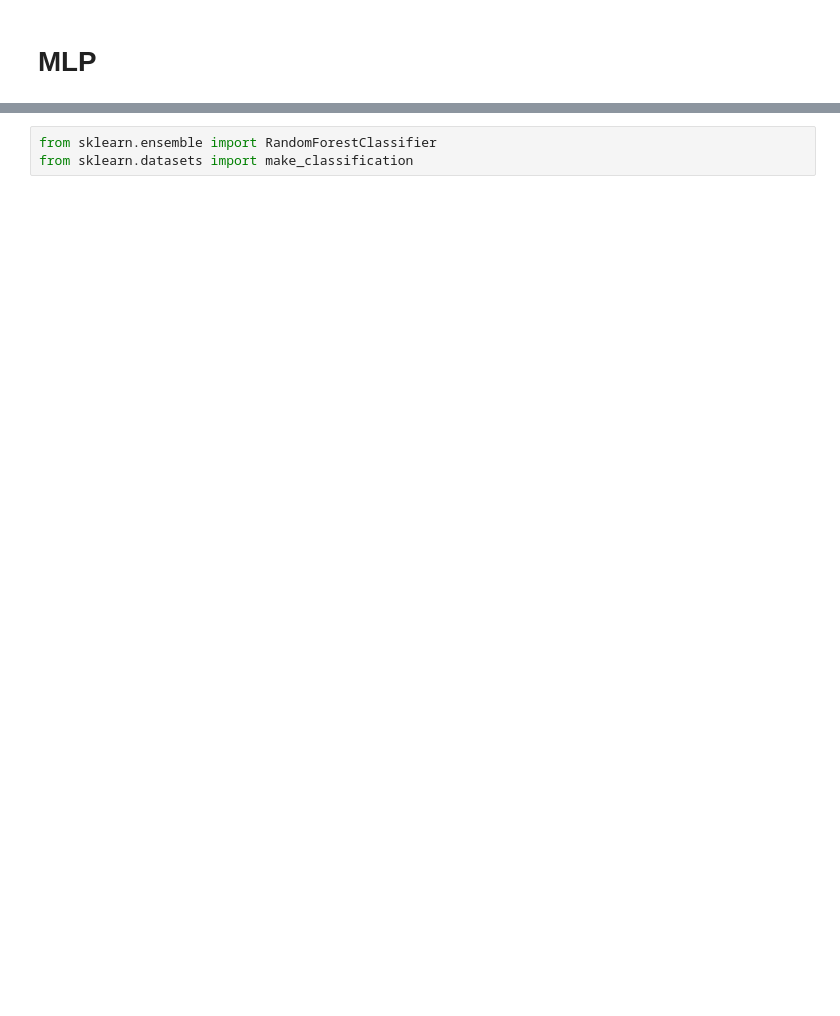
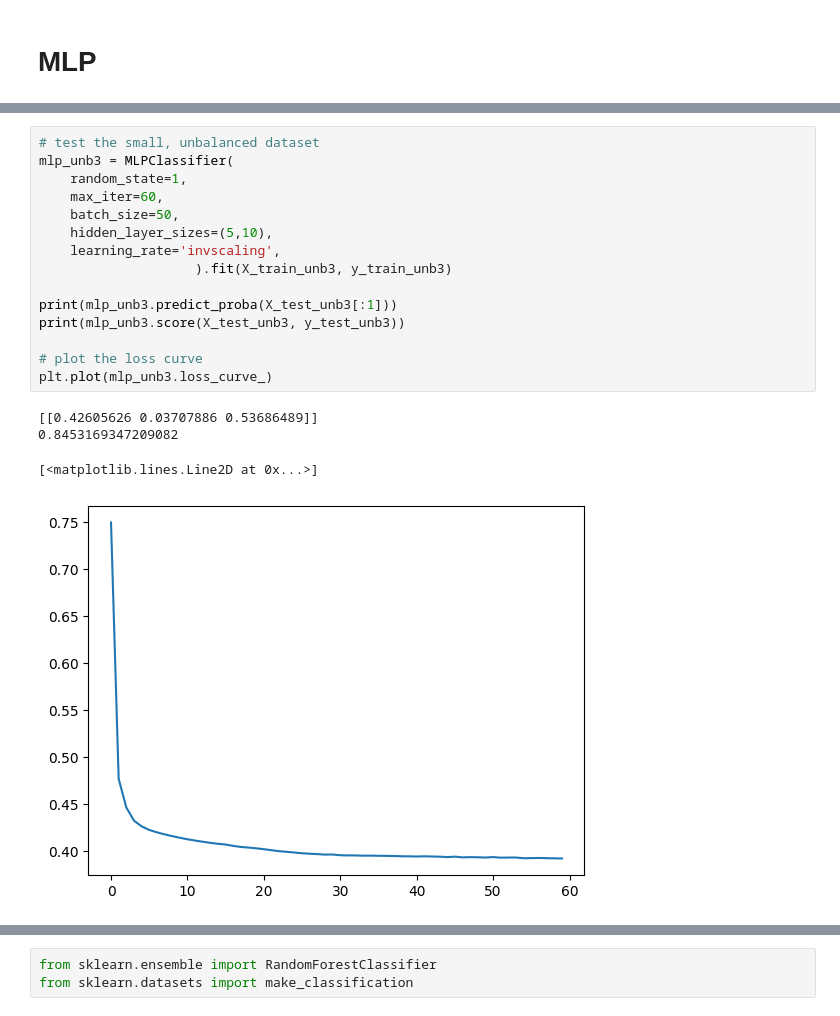
Before and after one commit to mackenzievvvz/diabetes-type-2, a Jupyter notebook: mlp/mlp.ipynb, the cells around one changed output, grey strips where cells are left out. Saved outputs shown, nothing was run; the diff lists cells and outputs as text; blank space fills up the shorter version.

```diff
--- a/mlp/mlp.ipynb
+++ b/mlp/mlp.ipynb
@@ -372,0 +196,20 @@ model.fit(X_train_big, y_train_p, epochs=4, batch_size=50, verbose=1)
+# %%
+# test the small, unbalanced dataset
+mlp_unb3 = MLPClassifier(
+    random_state=1,
+    max_iter=60,
+    batch_size=50,
+    hidden_layer_sizes=(5,10),
+    learning_rate='invscaling',
+                    ).fit(X_train_unb3, y_train_unb3)
+
+print(mlp_unb3.predict_proba(X_test_unb3[:1]))
+print(mlp_unb3.score(X_test_unb3, y_test_unb3))
+
+# plot the loss curve
+plt.plot(mlp_unb3.loss_curve_)
+# %% [output]
+[[0.42605626 0.03707886 0.53686489]]
+0.8453169347209082
+[<matplotlib.lines.Line2D at 0x...>]
+[figure, added]
```
Also changed, not shown: parts of 73 cells of this notebook, 6 other files.
